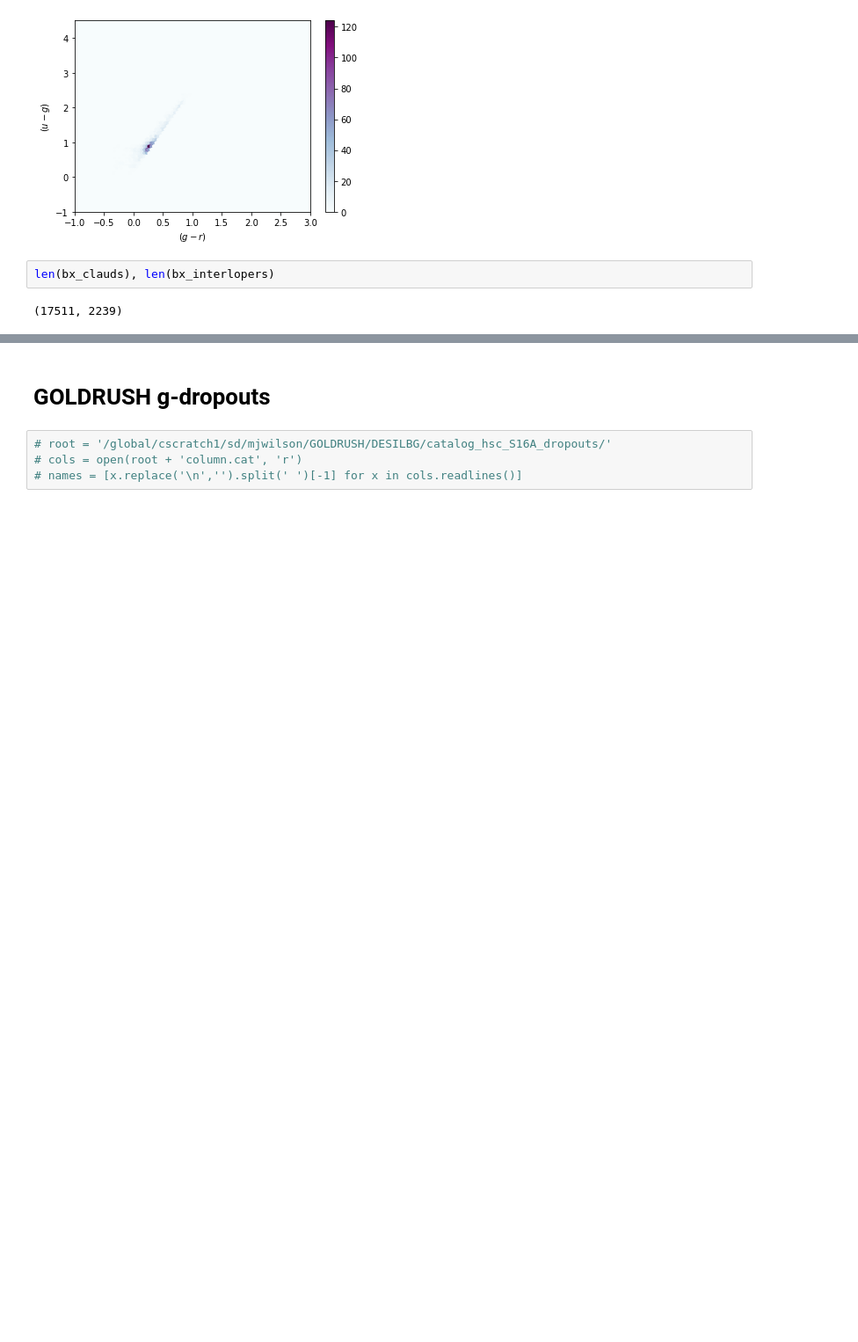
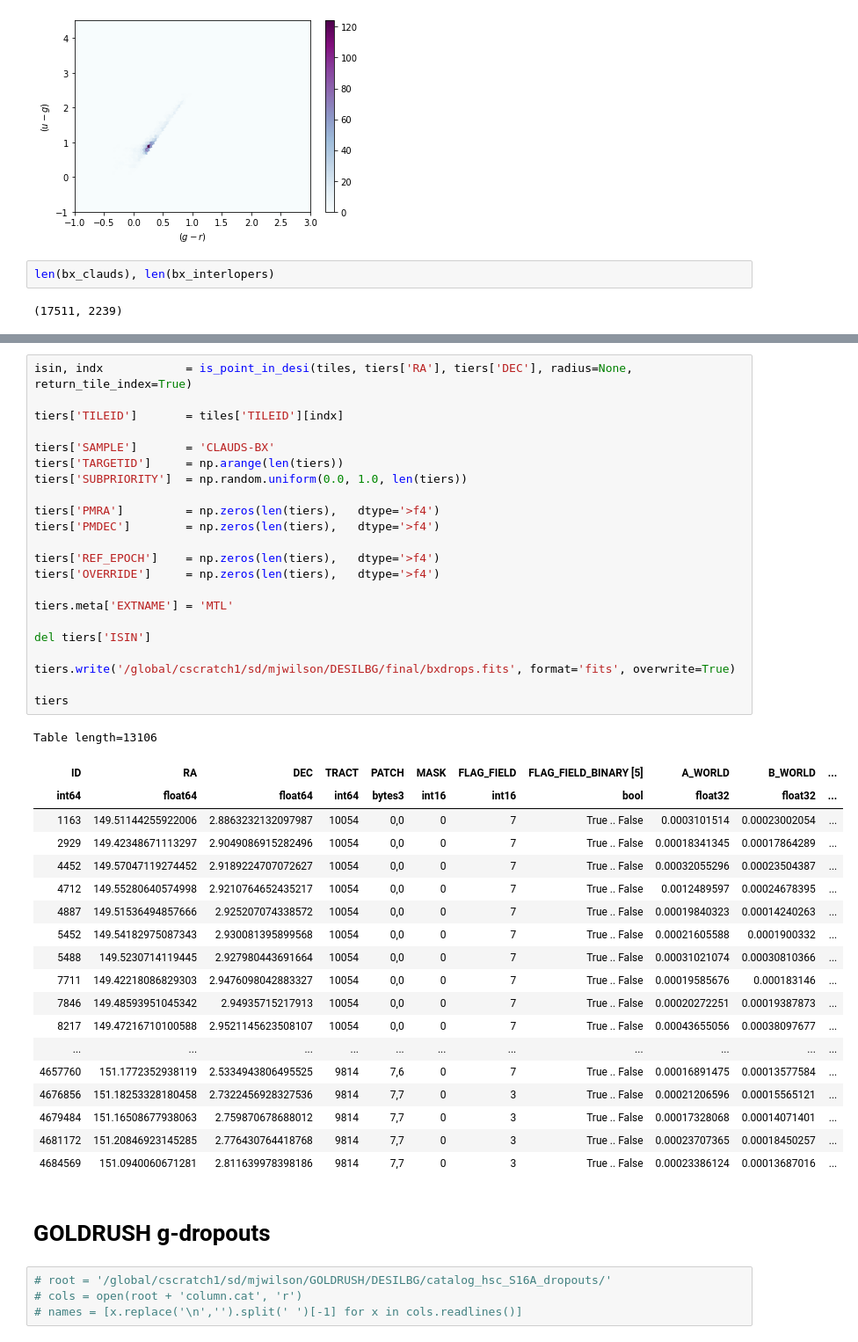
Before and after one commit to michaelJwilson/DESILBG, a Jupyter notebook: target/proposals/docs/desilbg-clauds.ipynb, the cells around one changed output, grey strips where cells are left out. Shown at 88% size. Drawn from its saved outputs; the diff is of its cells as text; blank space fills up the shorter version.

```diff
--- a/target/proposals/docs/desilbg-clauds.ipynb
+++ b/target/proposals/docs/desilbg-clauds.ipynb
@@ -553,3 +559,45 @@ pl.savefig('clauds-bxdrop-magnitude-distribution.pdf')
+# %%
+isin, indx            = is_point_in_desi(tiles, tiers['RA'], tiers['DEC'], radius=None, return_tile_index=True)
+
+tiers['TILEID']       = tiles['TILEID'][indx]
+
+tiers['SAMPLE']       = 'CLAUDS-BX'
+tiers['TARGETID']     = np.arange(len(tiers))
+tiers['SUBPRIORITY']  = np.random.uniform(0.0, 1.0, len(tiers))
+
+tiers['PMRA']         = np.zeros(len(tiers),   dtype='>f4')
+tiers['PMDEC']        = np.zeros(len(tiers),   dtype='>f4')
+
+tiers['REF_EPOCH']    = np.zeros(len(tiers),   dtype='>f4')
+tiers['OVERRIDE']     = np.zeros(len(tiers),   dtype='>f4')
+
+tiers.meta['EXTNAME'] = 'MTL'
+
+del tiers['ISIN']
+
+tiers.write('/global/cscratch1/sd/mjwilson/DESILBG/final/bxdrops.fits', format='fits', overwrite=True)
+
+tiers
+# %% [output]
+Table length=13106
+| ID | RA | DEC | TRACT | PATCH | MASK | FLAG_FIELD | FLAG_FIELD_BINARY [5] | A_WORLD | B_WORLD | ... |
+| int64 | float64 | float64 | int64 | bytes3 | int16 | int16 | bool | float32 | float32 | ... |
+| 1163 | 149.51144255922006 | 2.8863232132097987 | 10054 | 0,0 | 0 | 7 | True .. False | 0.0003101514 | 0.00023002054 | ... |
+| 2929 | 149.42348671113297 | 2.9049086915282496 | 10054 | 0,0 | 0 | 7 | True .. False | 0.00018341345 | 0.00017864289 | ... |
+| 4452 | 149.57047119274452 | 2.9189224707072627 | 10054 | 0,0 | 0 | 7 | True .. False | 0.00032055296 | 0.00023504387 | ... |
+| 4712 | 149.55280640574998 | 2.9210764652435217 | 10054 | 0,0 | 0 | 7 | True .. False | 0.0012489597 | 0.00024678395 | ... |
+| 4887 | 149.51536494857666 | 2.925207074338572 | 10054 | 0,0 | 0 | 7 | True .. False | 0.00019840323 | 0.00014240263 | ... |
+| 5452 | 149.54182975087343 | 2.930081395899568 | 10054 | 0,0 | 0 | 7 | True .. False | 0.00021605588 | 0.0001900332 | ... |
+| 5488 | 149.5230714119445 | 2.927980443691664 | 10054 | 0,0 | 0 | 7 | True .. False | 0.00031021074 | 0.00030810366 | ... |
+| 7711 | 149.42218086829303 | 2.9476098042883327 | 10054 | 0,0 | 0 | 7 | True .. False | 0.00019585676 | 0.000183146 | ... |
+| 7846 | 149.48593951045342 | 2.94935715217913 | 10054 | 0,0 | 0 | 7 | True .. False | 0.00020272251 | 0.00019387873 | ... |
+| 8217 | 149.47216710100588 | 2.9521145623508107 | 10054 | 0,0 | 0 | 7 | True .. False | 0.00043655056 | 0.00038097677 | ... |
+| ... | ... | ... | ... | ... | ... | ... | ... | ... | ... | ... |
+| 4657760 | 151.1772352938119 | 2.5334943806495525 | 9814 | 7,6 | 0 | 7 | True .. False | 0.00016891475 | 0.00013577584 | ... |
+| 4676856 | 151.18253328180458 | 2.7322456928327536 | 9814 | 7,7 | 0 | 3 | True .. False | 0.00021206596 | 0.00015565121 | ... |
+| 4679484 | 151.16508677938063 | 2.759870678688012 | 9814 | 7,7 | 0 | 3 | True .. False | 0.00017328068 | 0.00014071401 | ... |
+| 4681172 | 151.20846923145285 | 2.776430764418768 | 9814 | 7,7 | 0 | 3 | True .. False | 0.00023707365 | 0.00018450257 | ... |
+| 4684569 | 151.0940060671281 | 2.811639978398186 | 9814 | 7,7 | 0 | 3 | True .. False | 0.00023386124 | 0.00013687016 | ... |
 # %% [markdown]
 # GOLDRUSH g-dropouts
 # %%
```
Also changed, not shown: parts of 14 cells of this notebook, 3 other files.
